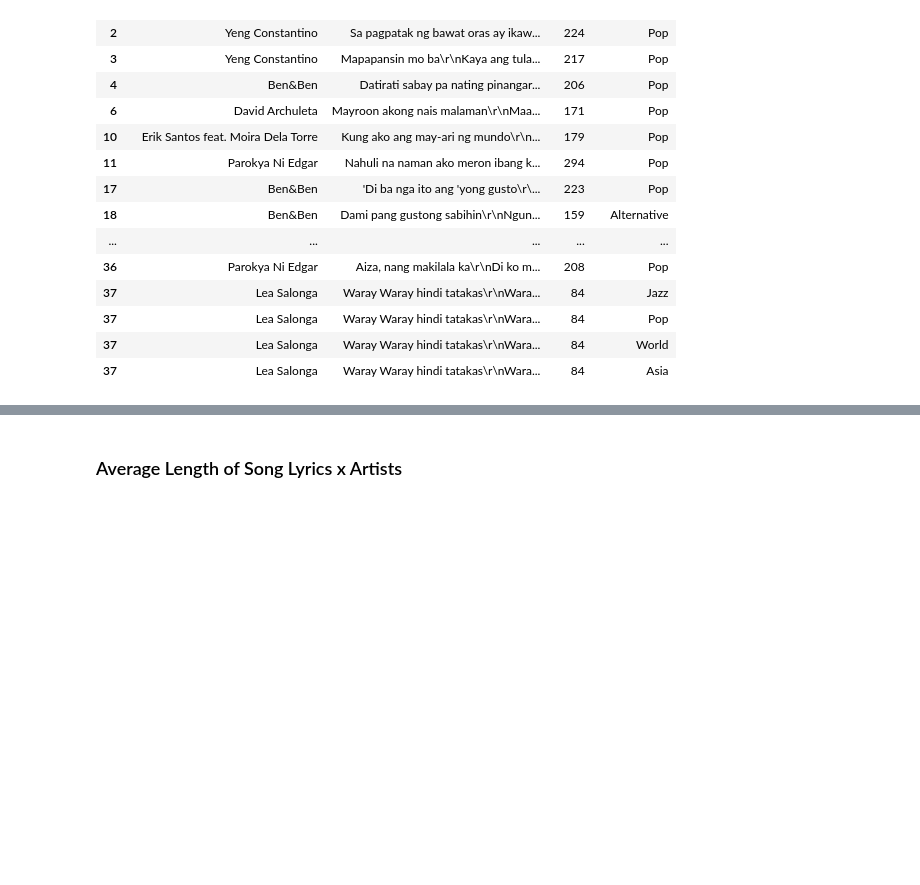
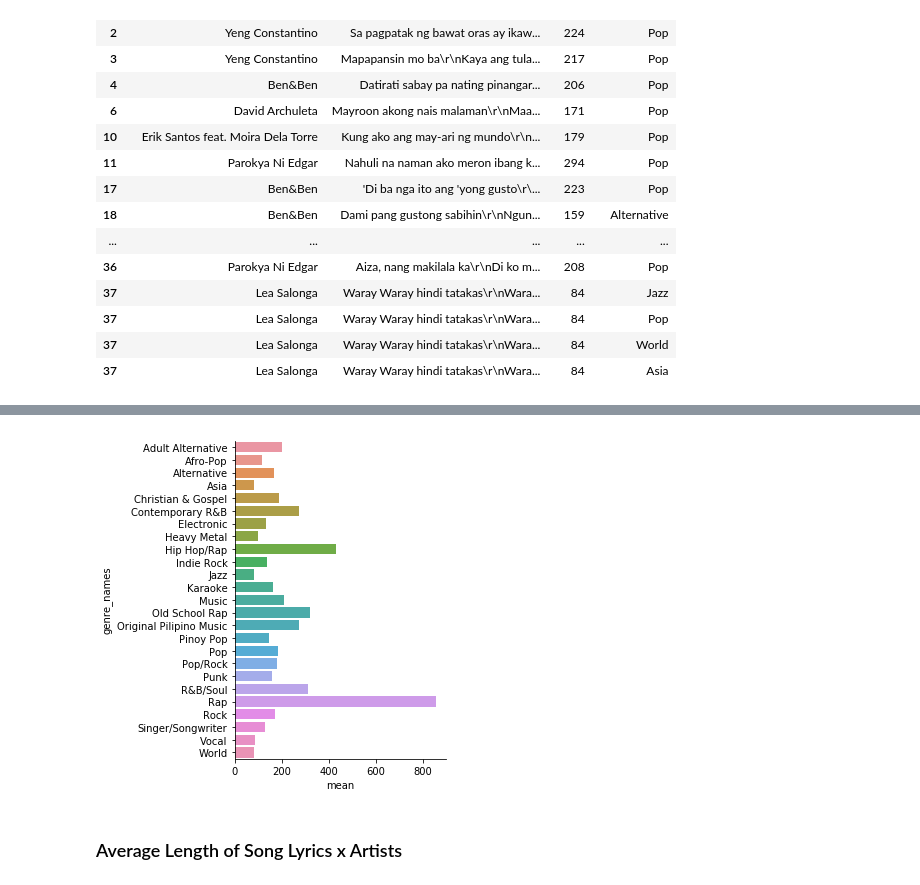
Before and after one commit to kenloquinte/DATASCI-Baby-Alive, a Jupyter notebook: FINAL/Technical_Report.ipynb, the cells around one changed output, grey strips where cells are left out. Drawn from its saved outputs; the diff is of its cells as text; code cells hidden in the pictures; blank space fills up the shorter version.

Commit message:
avg_genres added

```diff
--- a/FINAL/Technical_Report.ipynb
+++ b/FINAL/Technical_Report.ipynb
@@ -319,0 +351,11 @@ df_lyrics.head(30)
+# %%
+#get the mean for every genre
+genre_mean = df_lyrics.groupby('genre_names')['count'].mean()
+
+#create a dataframe for the result
+avg_genre=pd.DataFrame(genre_mean, columns=['genre_names','mean'])
+avg_genre['mean']=genre_mean
+
+#create a column for genre_names for plotting
+avg_genre['genre_names']=genre_mean.index
+avg_genre
@@ -320,3 +381,7 @@ df_lyrics.head(30)
+# %%
+avg_genre_plot = sns.catplot(y="genre_names", x="mean", orient="h", kind="bar", data=avg_genre)
+# %% [output]
+[figure, added]
 # %% [markdown]
 ### Average Length of Song Lyrics x Artists
 # %%
```
Also changed, not shown: parts of 9 cells of this notebook.
